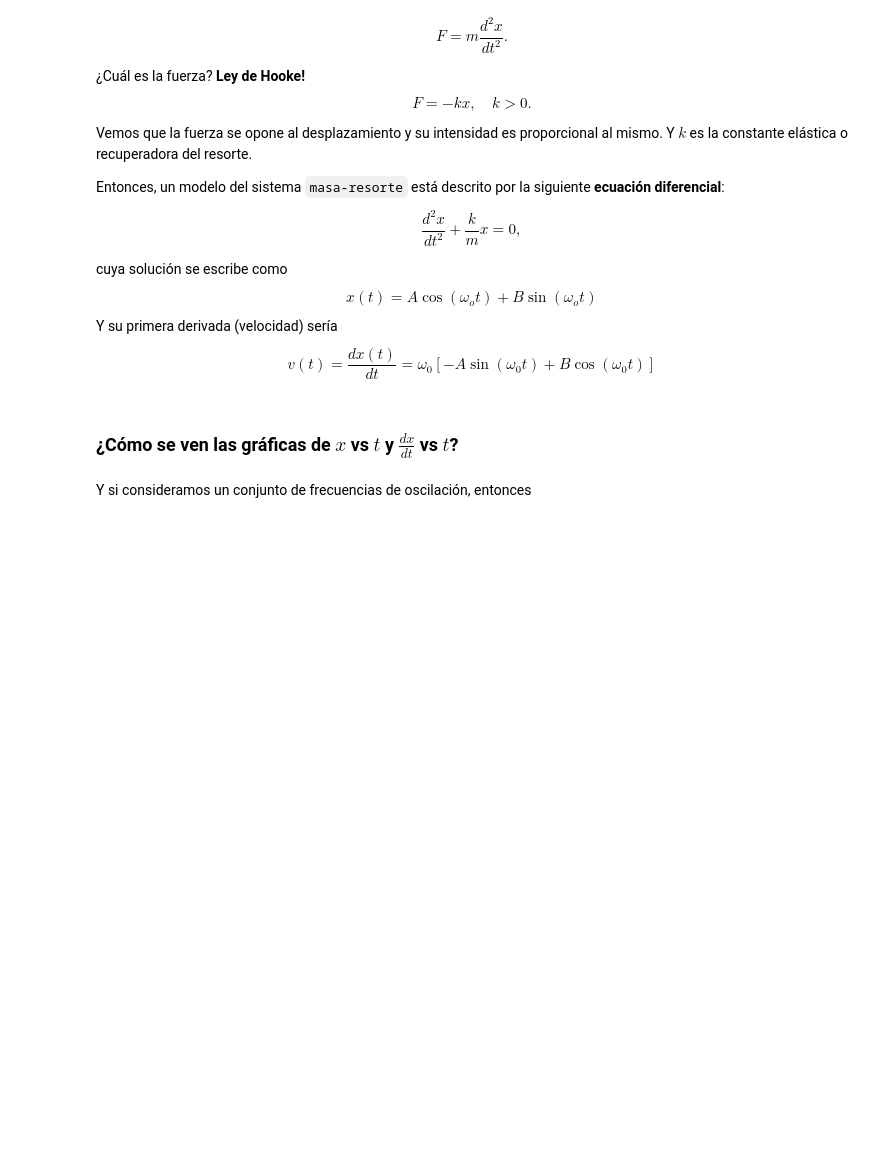
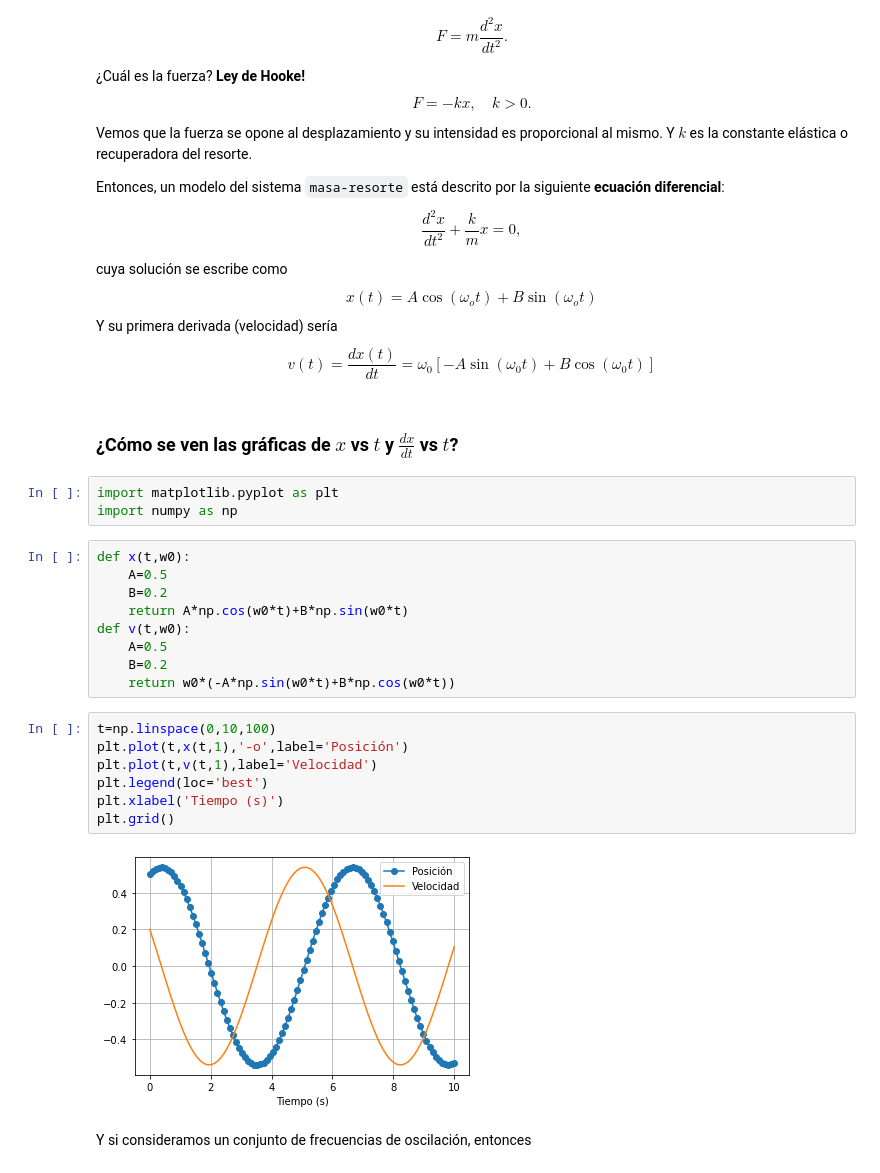
Before and after one commit to ArellanoMCarlos/SimMat2021O_D, a Jupyter notebook: Ecuaciones diferenciales/OsciladorArmonico.ipynb, the cells around one changed output. Saved outputs shown, nothing was run; the diff lists cells and outputs as text; blank space fills up the shorter version.

```diff
--- a/Ecuaciones diferenciales/OsciladorArmonico.ipynb
+++ b/Ecuaciones diferenciales/OsciladorArmonico.ipynb
@@ -63,5 +65,26 @@ v(t) = \frac{dx(t)}{dt} = \omega_{0}[- A \sin(\omega_{0} t) + B\cos(\omega_{0}t)
 \end{equation}
 # %% [markdown]
 ### **¿Cómo se ven las gráficas de $x$ vs $t$ y $\frac{dx}{dt}$ vs $t$?**
+# %%
+import matplotlib.pyplot as plt
+import numpy as np
+# %%
+def x(t,w0):
+    A=0.5
+    B=0.2
+    return A*np.cos(w0*t)+B*np.sin(w0*t)
+def v(t,w0):
+    A=0.5
+    B=0.2
+    return w0*(-A*np.sin(w0*t)+B*np.cos(w0*t))
+# %%
+t=np.linspace(0,10,100)
+plt.plot(t,x(t,1),'-o',label='Posición')
+plt.plot(t,v(t,1),label='Velocidad')
+plt.legend(loc='best')
+plt.xlabel('Tiempo (s)')
+plt.grid()
+# %% [output]
+[figure, added]
 # %% [markdown]
 Y si consideramos un conjunto de frecuencias de oscilación, entonces
```
Also changed, not shown: parts of 7 cells of this notebook, 1 other file.
